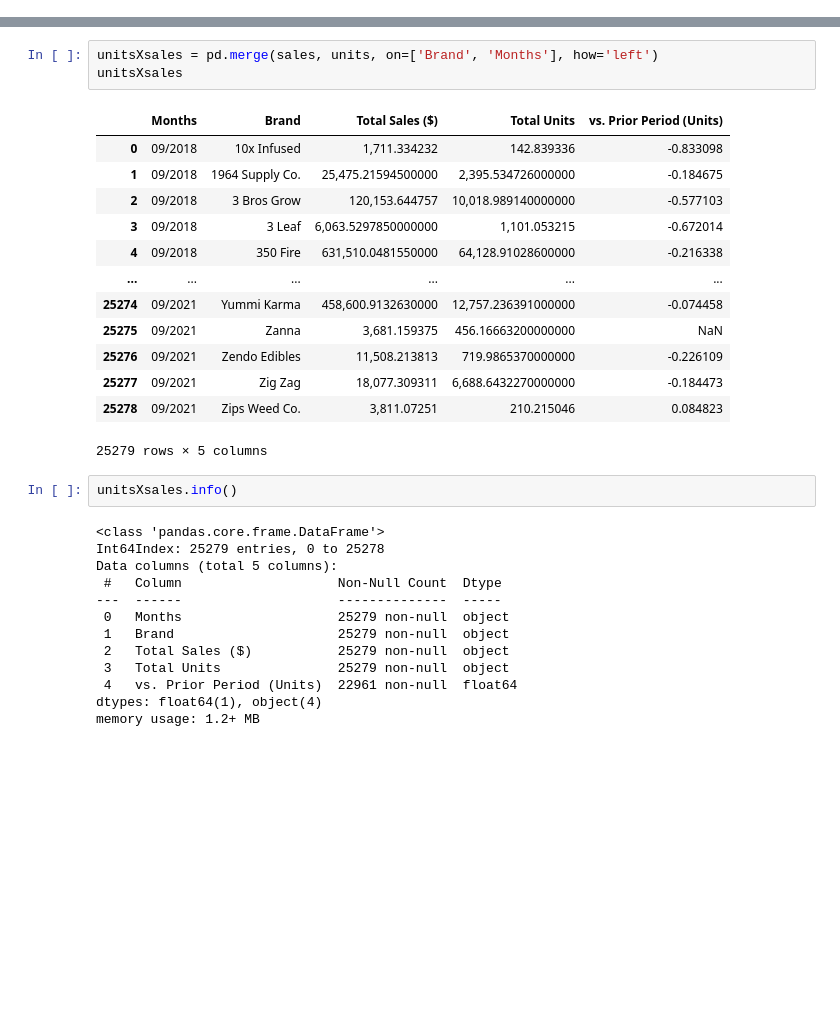
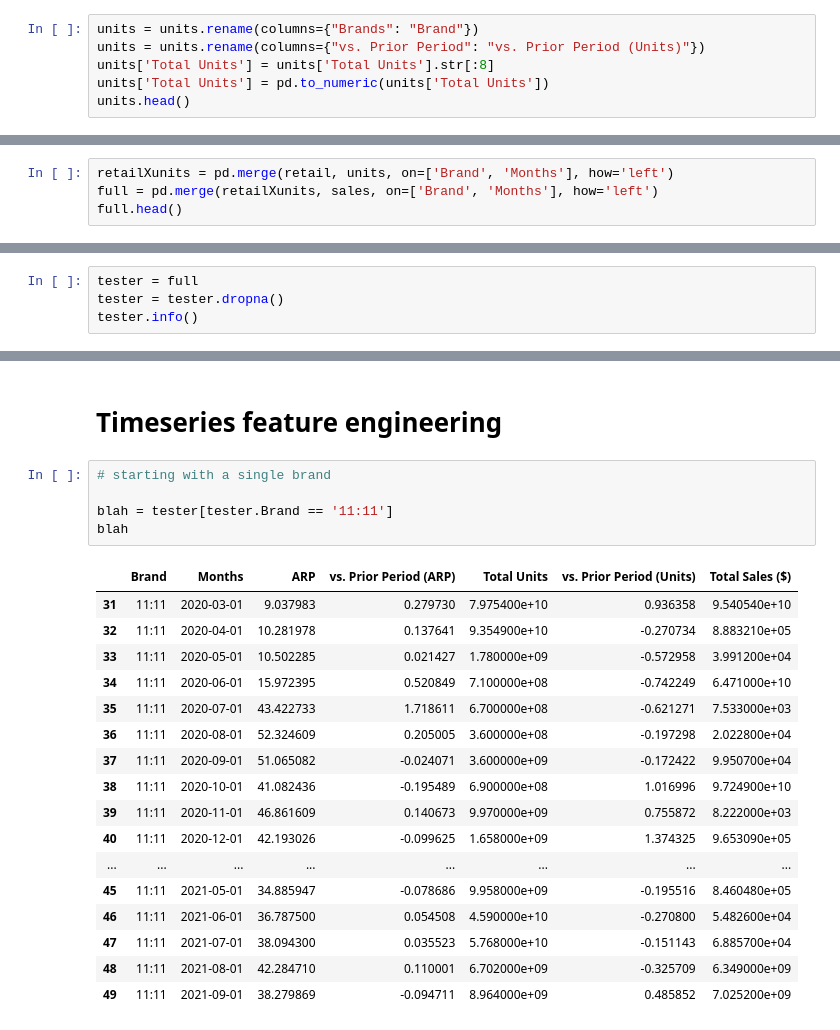
Before and after one commit to randallwc/CSM148.3, a Jupyter notebook: proj3.ipynb, the cells around one changed output, grey strips where cells are left out. Cells and saved outputs as stored; diff of their text form; blank space fills up the shorter version.

Commit message:
from merging/dropping to timeseries

```diff
--- a/proj3.ipynb
+++ b/proj3.ipynb
@@ -63,0 +103,6 @@ memory usage: 592.6+ KB
+# %%
+units = units.rename(columns={"Brands": "Brand"})
+units = units.rename(columns={"vs. Prior Period": "vs. Prior Period (Units)"})
+units['Total Units'] = units['Total Units'].str[:8]
+units['Total Units'] = pd.to_numeric(units['Total Units'])
+units.head()
@@ -63,0 +150,4 @@ memory usage: 592.6+ KB
+# %%
+retailXunits = pd.merge(retail, units, on=['Brand', 'Months'], how='left')
+full = pd.merge(retailXunits, sales, on=['Brand', 'Months'], how='left')
+full.head()
@@ -63,0 +181,4 @@ memory usage: 592.6+ KB
+# %%
+tester = full
+tester = tester.dropna()
+tester.info()
@@ -146,32 +224,25 @@ memory usage: 1.5+ MB
-# %%
-unitsXsales = pd.merge(sales, units, on=['Brand', 'Months'], how='left')
-unitsXsales
-# %% [output]
-|  | Months | Brand | Total Sales ($) | Total Units | vs. Prior Period (Units) |
-| 0 | 09/2018 | 10x Infused | 1,711.334232 | 142.839336 | -0.833098 |
-| 1 | 09/2018 | 1964 Supply Co. | 25,475.21594500000 | 2,395.534726000000 | -0.184675 |
-| 2 | 09/2018 | 3 Bros Grow | 120,153.644757 | 10,018.989140000000 | -0.577103 |
-| 3 | 09/2018 | 3 Leaf | 6,063.5297850000000 | 1,101.053215 | -0.672014 |
-| 4 | 09/2018 | 350 Fire | 631,510.0481550000 | 64,128.91028600000 | -0.216338 |
-| ... | ... | ... | ... | ... | ... |
-| 25274 | 09/2021 | Yummi Karma | 458,600.9132630000 | 12,757.236391000000 | -0.074458 |
-| 25275 | 09/2021 | Zanna | 3,681.159375 | 456.16663200000000 | NaN |
-| 25276 | 09/2021 | Zendo Edibles | 11,508.213813 | 719.9865370000000 | -0.226109 |
-| 25277 | 09/2021 | Zig Zag | 18,077.309311 | 6,688.6432270000000 | -0.184473 |
-| 25278 | 09/2021 | Zips Weed Co. | 3,811.07251 | 210.215046 | 0.084823 |
-25279 rows × 5 columns
-# %%
-unitsXsales.info()
-# %% [output]
-<class 'pandas.core.frame.DataFrame'>
-Int64Index: 25279 entries, 0 to 25278
-Data columns (total 5 columns):
- #   Column                    Non-Null Count  Dtype
----  ------                    --------------  -----
- 0   Months                    25279 non-null  object
- 1   Brand                     25279 non-null  object
- 2   Total Sales ($)           25279 non-null  object
- 3   Total Units               25279 non-null  object
- 4   vs. Prior Period (Units)  22961 non-null  float64
-dtypes: float64(1), object(4)
-memory usage: 1.2+ MB
+# %% [markdown]
+# Timeseries feature engineering
+# %%
+# starting with a single brand
+
+blah = tester[tester.Brand == '11:11']
+blah
+# %% [output]
+|  | Brand | Months | ARP | vs. Prior Period (ARP) | Total Units | vs. Prior Period (Units) | Total Sales ($) |
+| 31 | 11:11 | 2020-03-01 | 9.037983 | 0.279730 | 7.975400e+10 | 0.936358 | 9.540540e+10 |
+| 32 | 11:11 | 2020-04-01 | 10.281978 | 0.137641 | 9.354900e+10 | -0.270734 | 8.883210e+05 |
+| 33 | 11:11 | 2020-05-01 | 10.502285 | 0.021427 | 1.780000e+09 | -0.572958 | 3.991200e+04 |
+| 34 | 11:11 | 2020-06-01 | 15.972395 | 0.520849 | 7.100000e+08 | -0.742249 | 6.471000e+10 |
+| 35 | 11:11 | 2020-07-01 | 43.422733 | 1.718611 | 6.700000e+08 | -0.621271 | 7.533000e+03 |
+| 36 | 11:11 | 2020-08-01 | 52.324609 | 0.205005 | 3.600000e+08 | -0.197298 | 2.022800e+04 |
+| 37 | 11:11 | 2020-09-01 | 51.065082 | -0.024071 | 3.600000e+09 | -0.172422 | 9.950700e+04 |
+| 38 | 11:11 | 2020-10-01 | 41.082436 | -0.195489 | 6.900000e+08 | 1.016996 | 9.724900e+10 |
+| 39 | 11:11 | 2020-11-01 | 46.861609 | 0.140673 | 9.970000e+09 | 0.755872 | 8.222000e+03 |
+| 40 | 11:11 | 2020-12-01 | 42.193026 | -0.099625 | 1.658000e+09 | 1.374325 | 9.653090e+05 |
+| ... | ... | ... | ... | ... | ... | ... | ... |
+| 45 | 11:11 | 2021-05-01 | 34.885947 | -0.078686 | 9.958000e+09 | -0.195516 | 8.460480e+05 |
+| 46 | 11:11 | 2021-06-01 | 36.787500 | 0.054508 | 4.590000e+10 | -0.270800 | 5.482600e+04 |
+| 47 | 11:11 | 2021-07-01 | 38.094300 | 0.035523 | 5.768000e+10 | -0.151143 | 6.885700e+04 |
+| 48 | 11:11 | 2021-08-01 | 42.284710 | 0.110001 | 6.702000e+09 | -0.325709 | 6.349000e+09 |
+| 49 | 11:11 | 2021-09-01 | 38.279869 | -0.094711 | 8.964000e+09 | 0.485852 | 7.025200e+09 |
```
Also changed, not shown: parts of 27 cells of this notebook.
